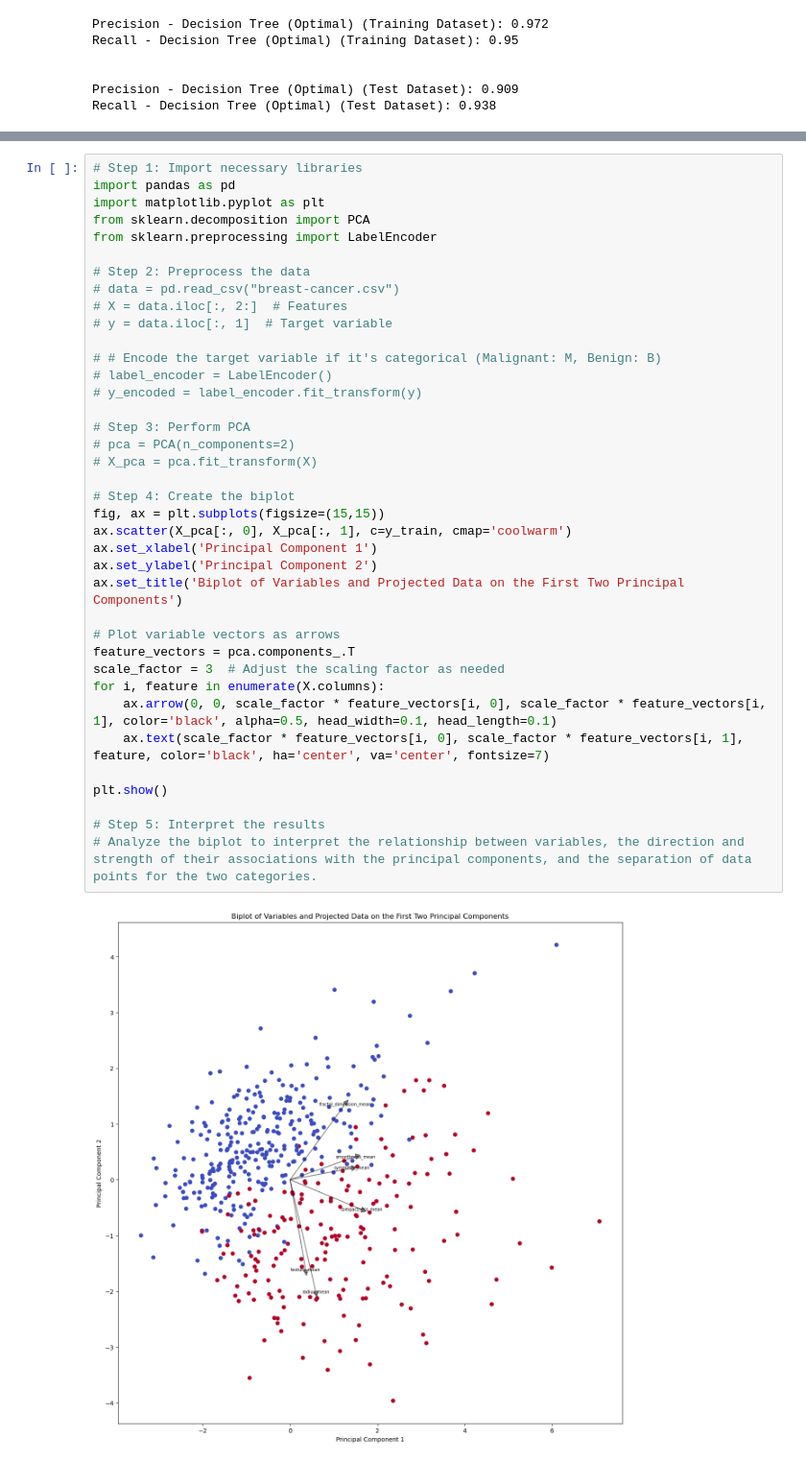
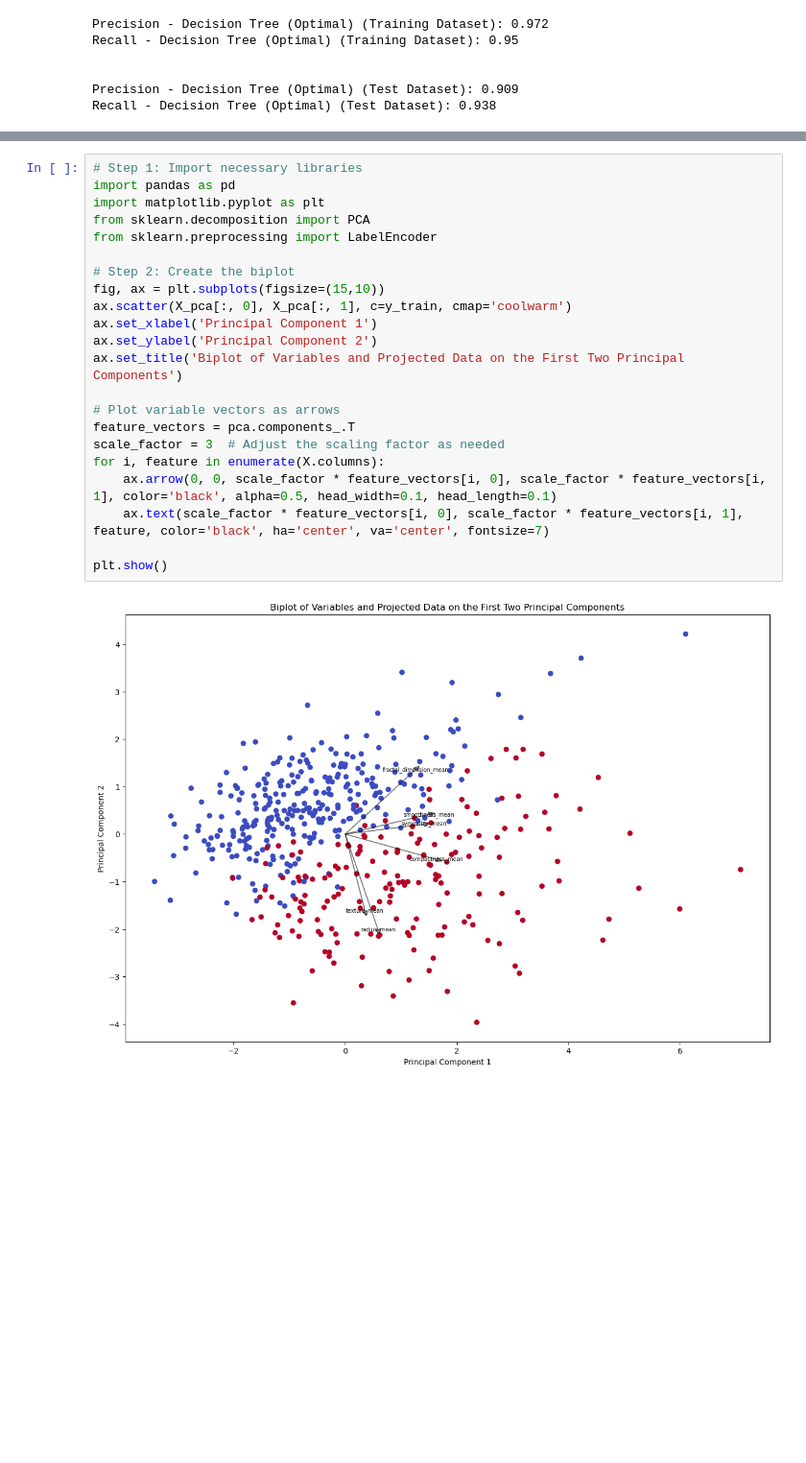
Before and after one commit to iheathers/2023---Semester-1-Feb---Jun-, a Jupyter notebook: Semester 1 2023/CITS5508 - Machine Learning/Labs/Assignment 3/assignment3.ipynb, the cells around one changed output, grey strips where cells are left out. Shown at 96% size. Cells and saved outputs as stored; diff of their text form; blank space fills up the shorter version.

```diff
--- a/Semester 1 2023/CITS5508 - Machine Learning/Labs/Assignment 3/assignment3.ipynb
+++ b/Semester 1 2023/CITS5508 - Machine Learning/Labs/Assignment 3/assignment3.ipynb
@@ -790,40 +919,24 @@ explain this variance. it's in the book if you are not sreu.
 # %%
 # Step 1: Import necessary libraries
 import pandas as pd
 import matplotlib.pyplot as plt
 from sklearn.decomposition import PCA
 from sklearn.preprocessing import LabelEncoder
 
-# Step 2: Preprocess the data
-# data = pd.read_csv("breast-cancer.csv")
-# X = data.iloc[:, 2:]  # Features
-# y = data.iloc[:, 1]  # Target variable
-
-# # Encode the target variable if it's categorical (Malignant: M, Benign: B)
-# label_encoder = LabelEncoder()
-# y_encoded = label_encoder.fit_transform(y)
-
-# Step 3: Perform PCA
-# pca = PCA(n_components=2)
-# X_pca = pca.fit_transform(X)
-
-# Step 4: Create the biplot
-fig, ax = plt.subplots(figsize=(15,15))
+# Step 2: Create the biplot
+fig, ax = plt.subplots(figsize=(15,10))
 ax.scatter(X_pca[:, 0], X_pca[:, 1], c=y_train, cmap='coolwarm')
 ax.set_xlabel('Principal Component 1')
 ax.set_ylabel('Principal Component 2')
 ax.set_title('Biplot of Variables and Projected Data on the First Two Principal Components')
 
 # Plot variable vectors as arrows
 feature_vectors = pca.components_.T
 scale_factor = 3  # Adjust the scaling factor as needed
 for i, feature in enumerate(X.columns):
     ax.arrow(0, 0, scale_factor * feature_vectors[i, 0], scale_factor * feature_vectors[i, 1], color='black', alpha=0.5, head_width=0.1, head_length=0.1)
     ax.text(scale_factor * feature_vectors[i, 0], scale_factor * feature_vectors[i, 1], feature, color='black', ha='center', va='center', fontsize=7)
 
 plt.show()
-
-# Step 5: Interpret the results
-# Analyze the biplot to interpret the relationship between variables, the direction and strength of their associations with the principal components, and the separation of data points for the two categories.
 # %% [output]
-[figure, old version]
+[figure, new version]
```
Also changed, not shown: parts of 96 cells of this notebook, 2 other files.
